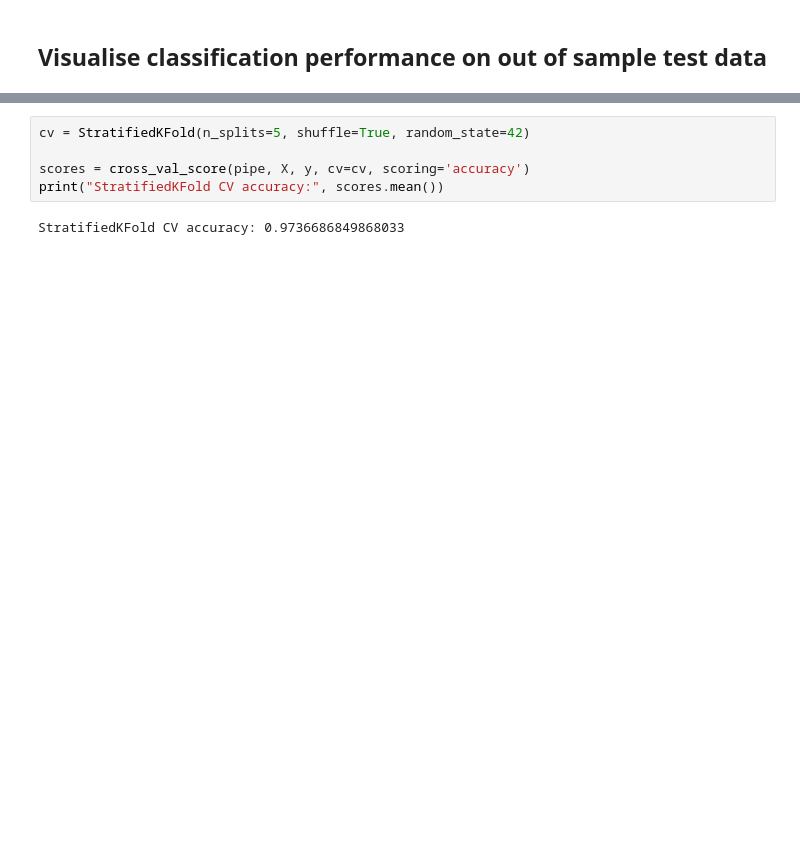
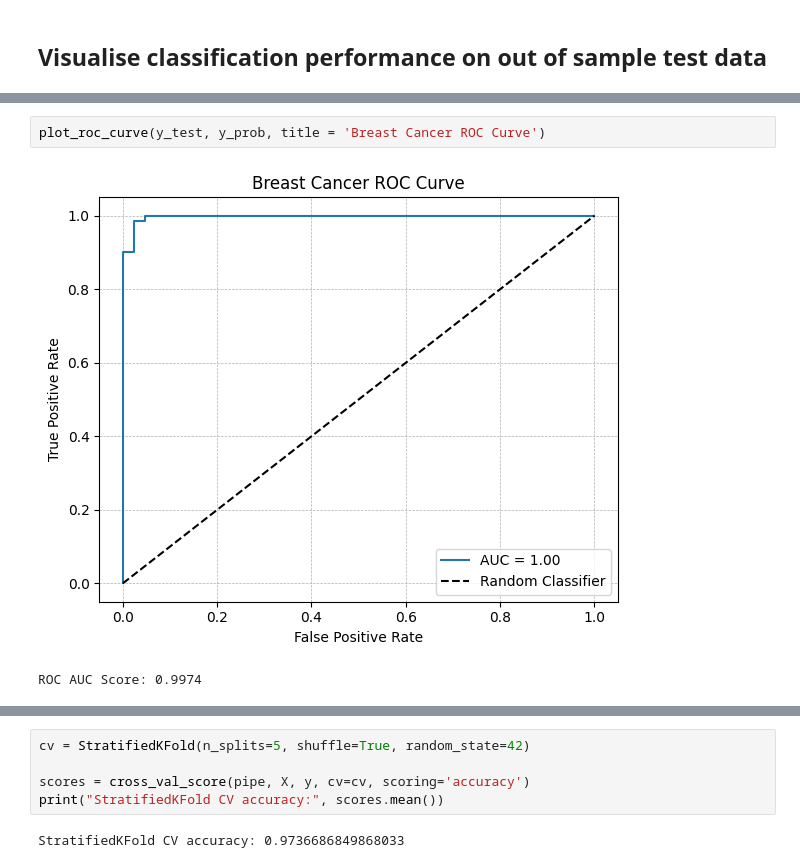
Before and after one commit to mickeyadd/my_risk_toolkit, a Jupyter notebook: Machine Learning Notes/Classification Models/Logistic Regression.ipynb, the cells around one changed output, grey strips where cells are left out. Cells and saved outputs as stored; diff of their text form; blank space fills up the shorter version.

```diff
--- a/Machine Learning Notes/Classification Models/Logistic Regression.ipynb
+++ b/Machine Learning Notes/Classification Models/Logistic Regression.ipynb
@@ -467 +456,6 @@ plt.show()
+# %%
+plot_roc_curve(y_test, y_prob, title = 'Breast Cancer ROC Curve')
+# %% [output]
+[figure, added]
+ROC AUC Score: 0.9974
 # %%
```
Also changed, not shown: parts of 42 cells of this notebook, 2 other files.
